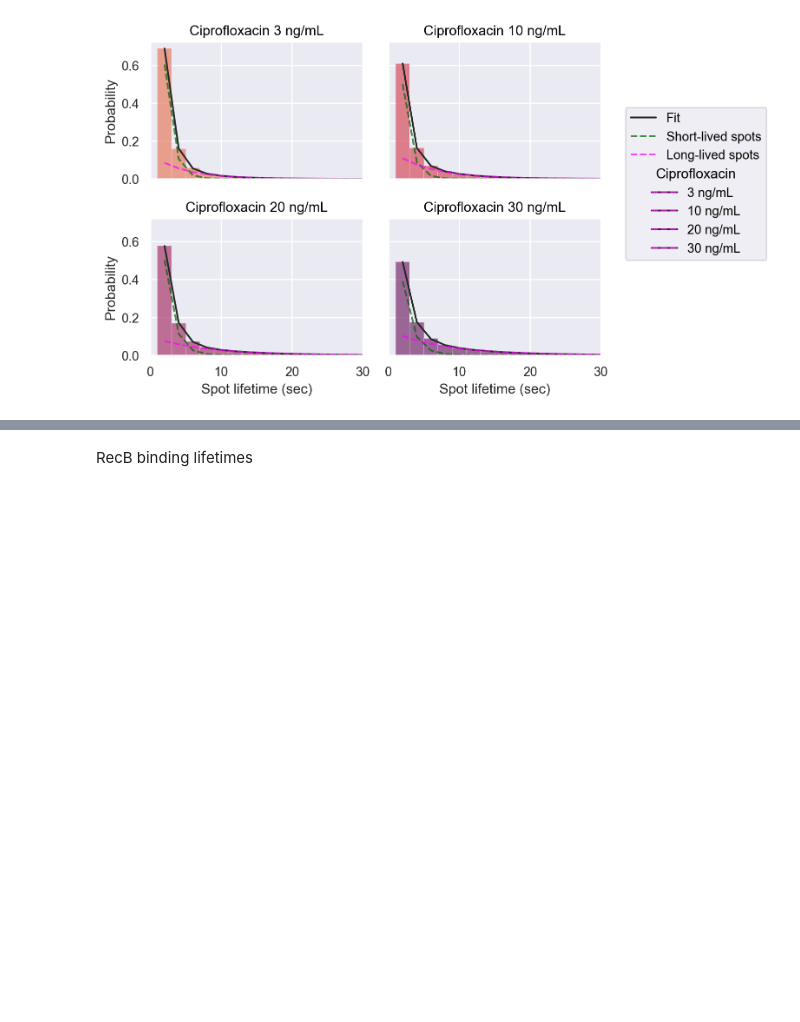
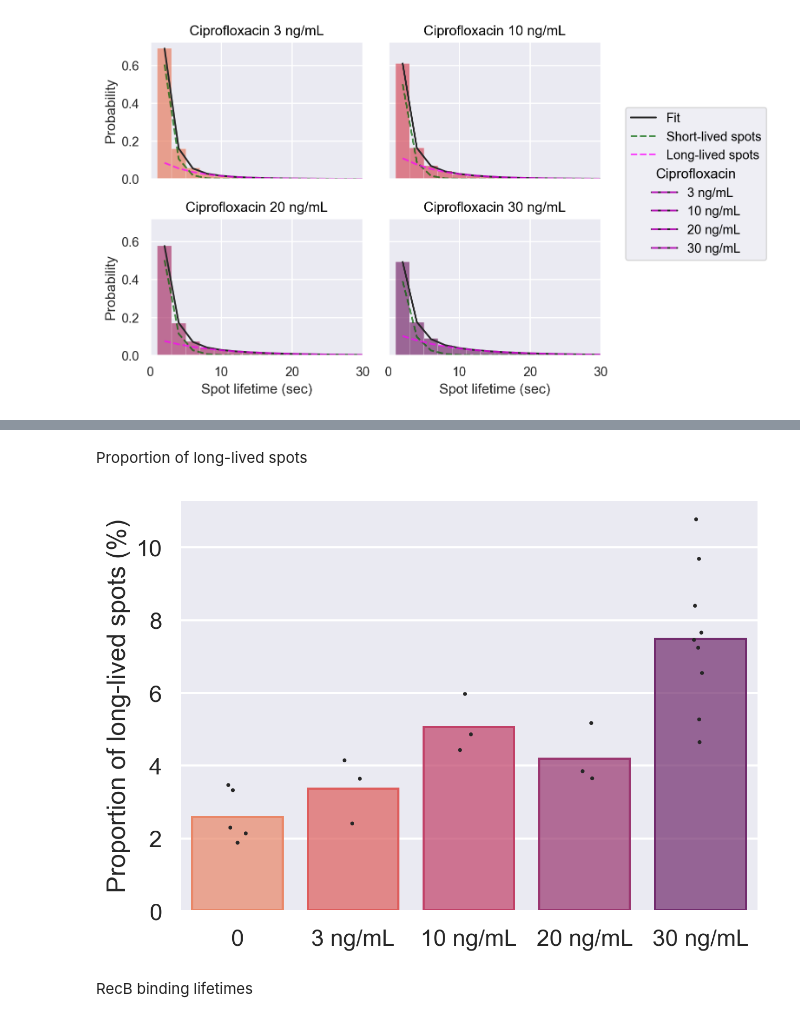
Before and after one commit to DanielThedie/RecB_article, a Jupyter notebook: Notebooks/2_Ciprofloxacin_damage/Long_RecB_spots.ipynb, the cells around one changed output, grey strips where cells are left out. Drawn from its saved outputs; the diff is of its cells as text; code cells hidden in the pictures; blank space fills up the shorter version.

```diff
--- a/Notebooks/2_Ciprofloxacin_damage/Long_RecB_spots.ipynb
+++ b/Notebooks/2_Ciprofloxacin_damage/Long_RecB_spots.ipynb
@@ -186,3 +219,29 @@ biexp_parameters = lifetime_fit.get_fit_parameters(param_names=['Amplitude 1', '
+# %% [markdown]
+Proportion of long-lived spots
+# %%
+from seaborn import plotting_context
+
+df = (lifetime_fit.get_rates(dt=2, offset=list(bleaching_rates.Adjusted_rate))
+                  .query('Rate_type == "Slow"')
+                  .assign(Lifetime=lambda df: 1/df.Rate,
+                          Population=lambda df: df.Population*100
+                          )
+         )
+
+(
+    so.Plot(df, x='Group', y='Population', color='Group')
+    .layout(size=(7,5))
+    .add(so.Bar(), so.Agg(), legend=False)
+    .add(so.Dots(color='k', fillalpha=1, marker='.'), so.Jitter(), legend=False)
+    .scale(color='flare')
+    .share(y=False)
+    .limit(y=(None, None))
+    .label(x="", y="Proportion of long-lived spots (%)", color='Ciprofloxacin')
+    .theme(plotting_context('talk'))
+    .save(loc='D:\\DanielThedie\\Figures\\RecB_article_figures\\2_Cipro_RecB\\Proportion_long_spots.svg', format='svg', bbox_inches='tight')
+)
+# %% [output]
+[figure, added]
 # %% [markdown]
 RecB binding lifetimes
 # %%
```
Also changed, not shown: parts of 5 cells of this notebook.
